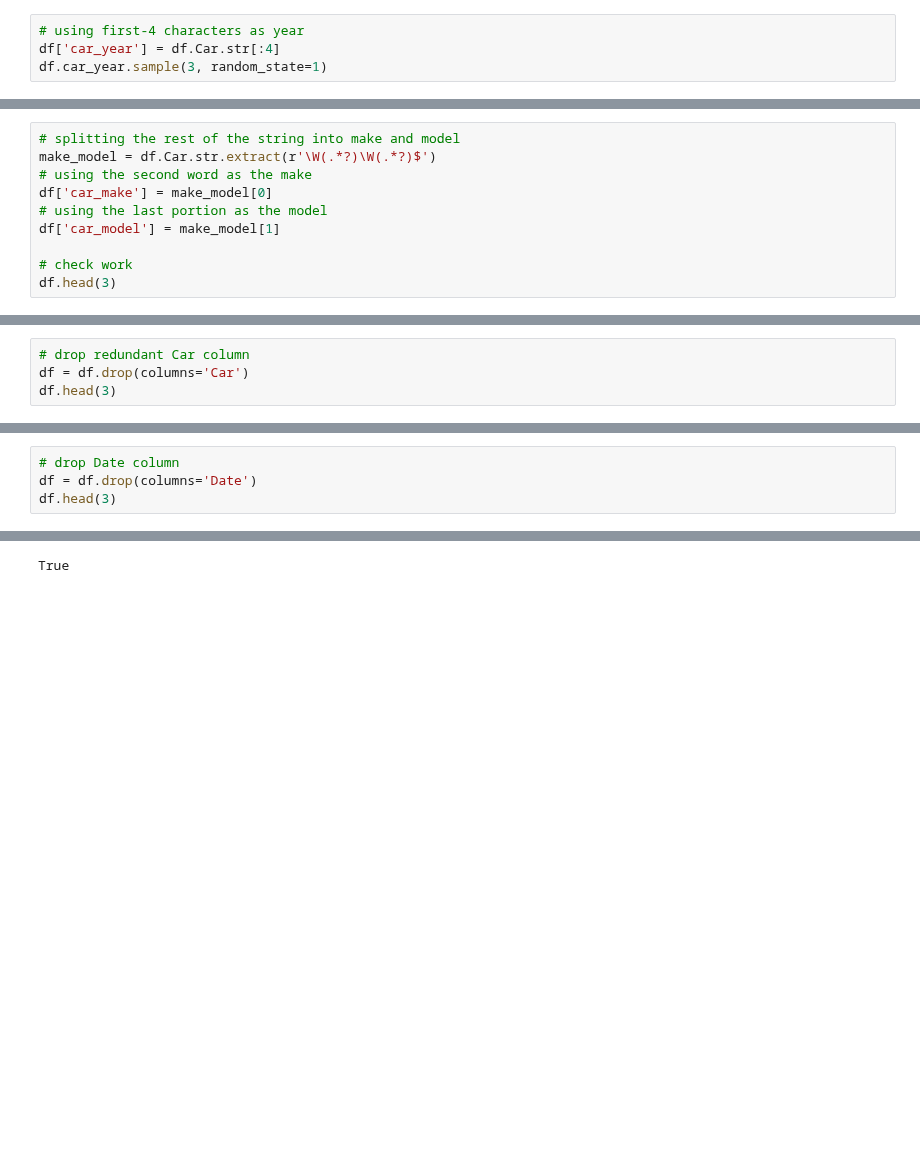
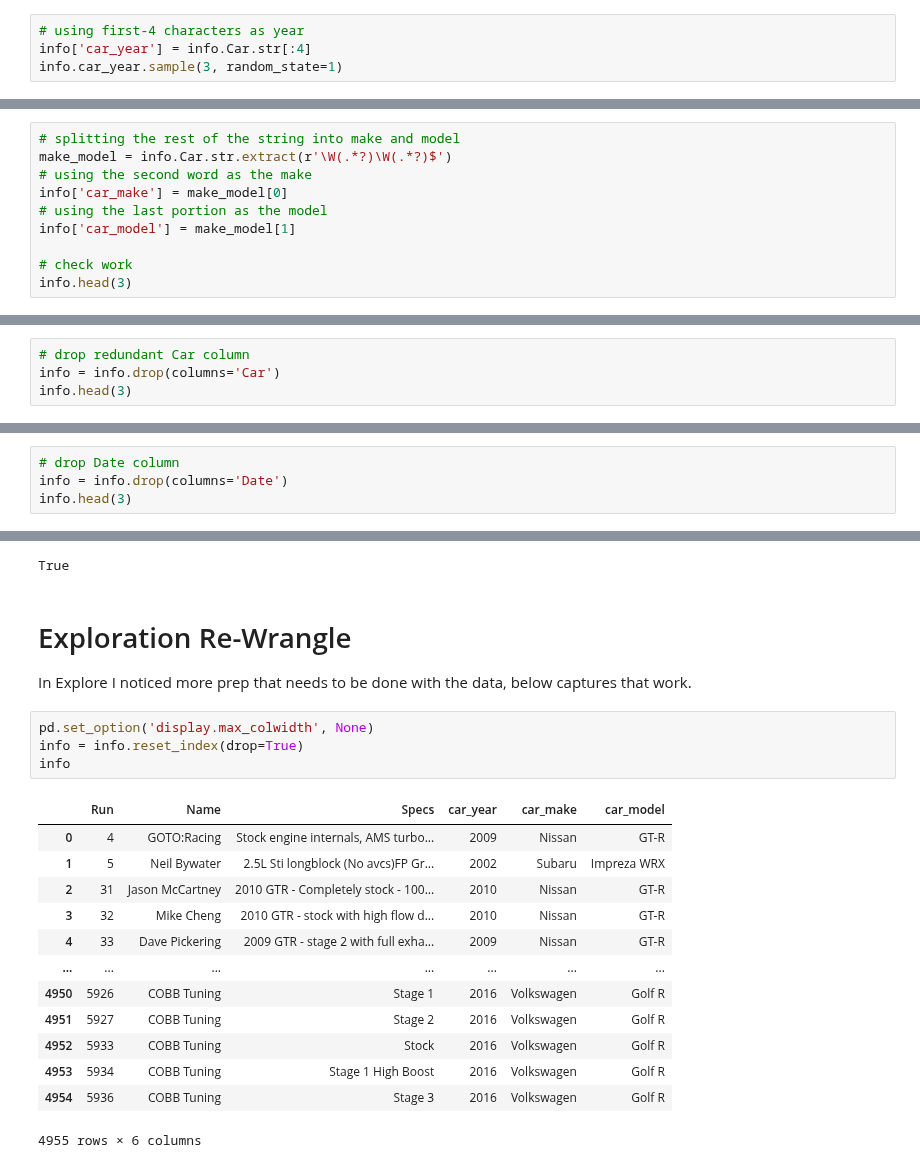
Before and after one commit to JacobPaxton/engine-performance, a Jupyter notebook: wrangle.ipynb, the cells around one changed output, grey strips where cells are left out. Saved outputs shown, nothing was run; the diff lists cells and outputs as text; blank space fills up the shorter version.

```diff
--- a/wrangle.ipynb
+++ b/wrangle.ipynb
@@ -79,7 +63,7 @@ df.Car.unique().tolist()
 # %%
 # using first-4 characters as year
-df['car_year'] = df.Car.str[:4]
-df.car_year.sample(3, random_state=1)
+info['car_year'] = info.Car.str[:4]
+info.car_year.sample(3, random_state=1)
 # %% [output]
 1271    2010
 2360    2008
@@ -87,14 +71,14 @@ df.car_year.sample(3, random_state=1)
 Name: car_year, dtype: object
 # %%
 # splitting the rest of the string into make and model
-make_model = df.Car.str.extract(r'\W(.*?)\W(.*?)$')
+make_model = info.Car.str.extract(r'\W(.*?)\W(.*?)$')
 # using the second word as the make
-df['car_make'] = make_model[0]
+info['car_make'] = make_model[0]
 # using the last portion as the model
-df['car_model'] = make_model[1]
+info['car_model'] = make_model[1]
 
 # check work
-df.head(3)
+info.head(3)
 # %% [output]
 |  | Run | Date | Car | Name | Specs | car_year | car_make | car_model |
 | 0 | 4 | 11-08-2009 05:51 pm | 2009 Nissan GT-R | GOTO:Racing | Stock engine internals, AMS turbo... | 2009 | Nissan | GT-R |
@@ -102,8 +86,8 @@ df.head(3)
 | 2 | 31 | 11-12-2009 10:56 am | 2010 Nissan GT-R | Jason McCartney | 2010 GTR - Completely stock - 100... | 2010 | Nissan | GT-R |
 # %%
 # drop redundant Car column
-df = df.drop(columns='Car')
-df.head(3)
+info = info.drop(columns='Car')
+info.head(3)
 # %% [output]
 |  | Run | Date | Name | Specs | car_year | car_make | car_model |
 | 0 | 4 | 11-08-2009 05:51 pm | GOTO:Racing | Stock engine internals, AMS turbo... | 2009 | Nissan | GT-R |
@@ -179,8 +163,8 @@ df[df.Run.isin(run_checks[:20])]
 Based on the need to clean 'Date' column and the lack of value it provides, I'll just drop the 'Date' column.
 # %%
 # drop Date column
-df = df.drop(columns='Date')
-df.head(3)
+info = info.drop(columns='Date')
+info.head(3)
 # %% [output]
 |  | Run | Name | Specs | car_year | car_make | car_model |
 | 0 | 4 | GOTO:Racing | Stock engine internals, AMS turbo... | 2009 | Nissan | GT-R |
@@ -297,3 +281,24 @@ info_train, runs_train = wrangle.prep_explore()
 info_train.run.sort_values().unique().tolist() == runs_train.run.sort_values().unique().tolist()
 # %% [output]
 True
+# %% [markdown]
+# Exploration Re-Wrangle
+In Explore I noticed more prep that needs to be done with the data, below captures that work.
+# %%
+pd.set_option('display.max_colwidth', None)
+info = info.reset_index(drop=True)
+info
+# %% [output]
+|  | Run | Name | Specs | car_year | car_make | car_model |
+| 0 | 4 | GOTO:Racing | Stock engine internals, AMS turbo... | 2009 | Nissan | GT-R |
+| 1 | 5 | Neil Bywater | 2.5L Sti longblock (No avcs)FP Gr... | 2002 | Subaru | Impreza WRX |
+| 2 | 31 | Jason McCartney | 2010 GTR - Completely stock - 100... | 2010 | Nissan | GT-R |
+| 3 | 32 | Mike Cheng | 2010 GTR - stock with high flow d... | 2010 | Nissan | GT-R |
+| 4 | 33 | Dave Pickering | 2009 GTR - stage 2 with full exha... | 2009 | Nissan | GT-R |
+| ... | ... | ... | ... | ... | ... | ... |
+| 4950 | 5926 | COBB Tuning | Stage 1 | 2016 | Volkswagen | Golf R |
+| 4951 | 5927 | COBB Tuning | Stage 2 | 2016 | Volkswagen | Golf R |
+| 4952 | 5933 | COBB Tuning | Stock | 2016 | Volkswagen | Golf R |
+| 4953 | 5934 | COBB Tuning | Stage 1 High Boost | 2016 | Volkswagen | Golf R |
+| 4954 | 5936 | COBB Tuning | Stage 3 | 2016 | Volkswagen | Golf R |
+4955 rows × 6 columns
```
Also changed, not shown: parts of 23 cells of this notebook.
